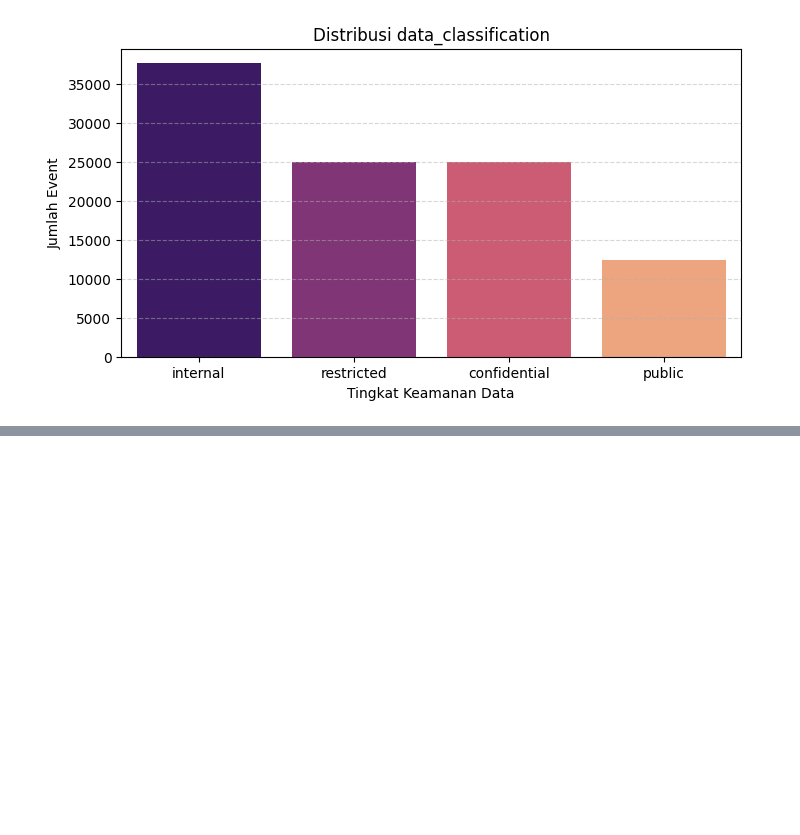
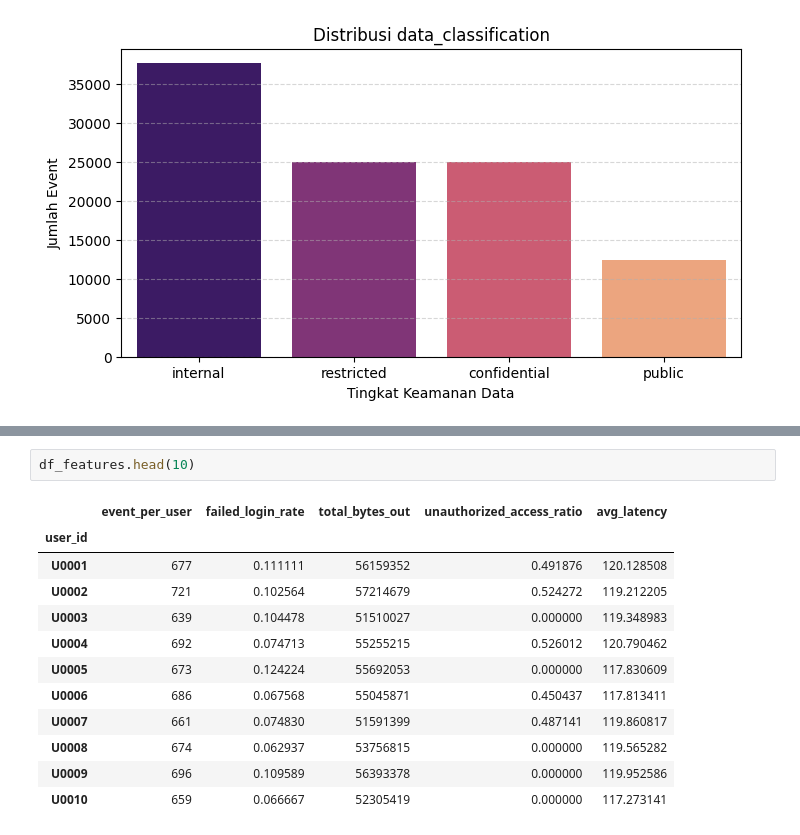
Before and after one commit to Elvin-Aurelio/UAS-Perancangan-Big-Data, a Jupyter notebook: jawaban.ipynb, the cells around one changed output, grey strips where cells are left out. Drawn from its saved outputs; the diff is of its cells as text; blank space fills up the shorter version.

```diff
--- a/jawaban.ipynb
+++ b/jawaban.ipynb
@@ -165,0 +261,15 @@ public               12372           12.37
+# %%
+df_features.head(10)
+# %% [output]
+|  | event_per_user | failed_login_rate | total_bytes_out | unauthorized_access_ratio | avg_latency |
+| user_id |  |  |  |  |  |
+| U0001 | 677 | 0.111111 | 56159352 | 0.491876 | 120.128508 |
+| U0002 | 721 | 0.102564 | 57214679 | 0.524272 | 119.212205 |
+| U0003 | 639 | 0.104478 | 51510027 | 0.000000 | 119.348983 |
+| U0004 | 692 | 0.074713 | 55255215 | 0.526012 | 120.790462 |
+| U0005 | 673 | 0.124224 | 55692053 | 0.000000 | 117.830609 |
+| U0006 | 686 | 0.067568 | 55045871 | 0.450437 | 117.813411 |
+| U0007 | 661 | 0.074830 | 51591399 | 0.487141 | 119.860817 |
+| U0008 | 674 | 0.062937 | 53756815 | 0.000000 | 119.565282 |
+| U0009 | 696 | 0.109589 | 56393378 | 0.000000 | 119.952586 |
+| U0010 | 659 | 0.066667 | 52305419 | 0.000000 | 117.273141 |
```
Also changed, not shown: parts of 23 cells of this notebook.
